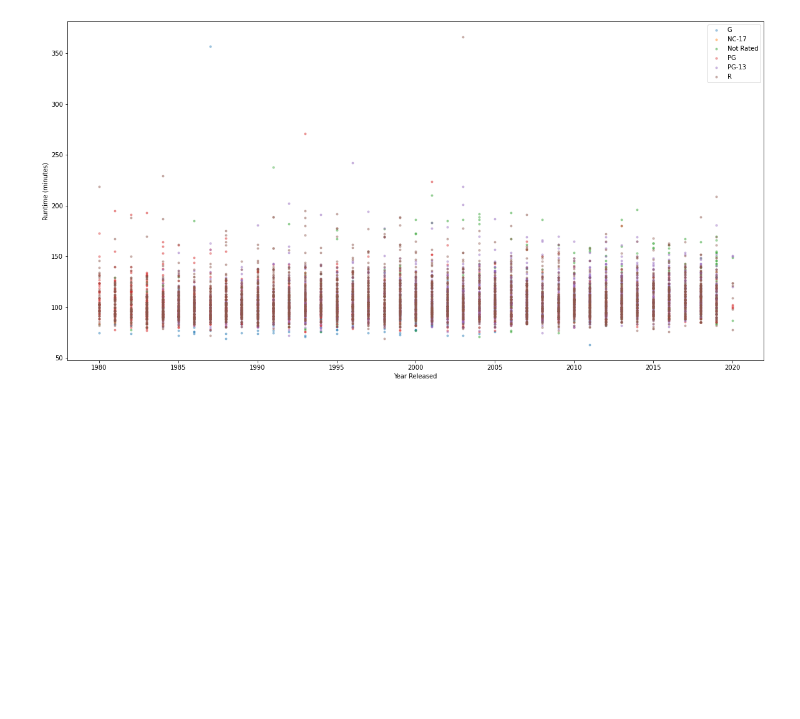
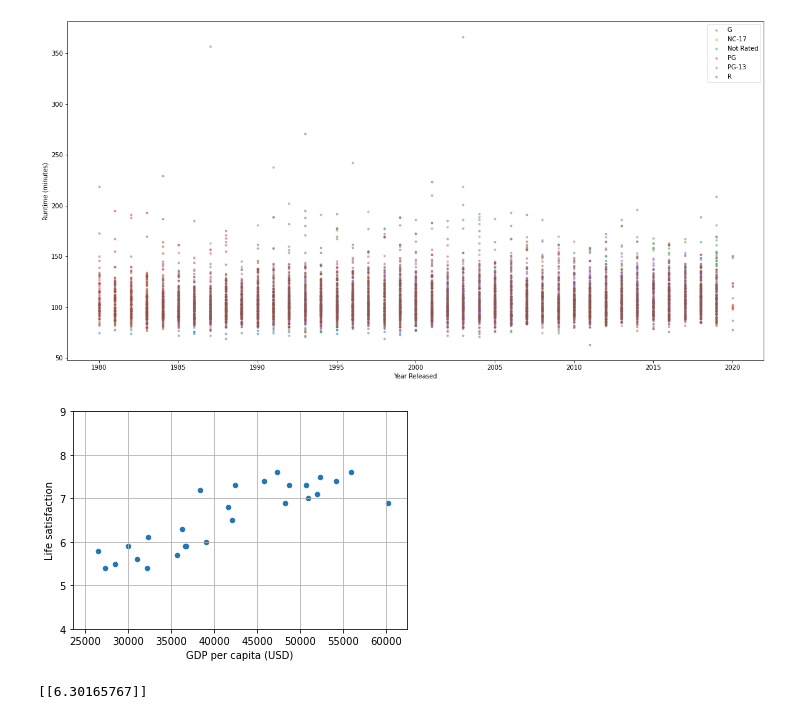
Before and after one commit to amy-boncelet/movie_analysis, a Jupyter notebook: analysis.ipynb, the cells around one changed output. Saved outputs shown, nothing was run; the diff lists cells and outputs as text; code cells hidden in the pictures; blank space fills up the shorter version.

```diff
--- a/analysis.ipynb
+++ b/analysis.ipynb
@@ -97,3 +97,33 @@ plt.legend()
 plt.show()
 # %% [output]
 [figure]
+# %%
+import matplotlib.pyplot as plt
+import numpy as np
+import pandas as pd
+from sklearn.linear_model import LinearRegression
+
+# Download and prepare the data
+data_root = "https://github.com/ageron/data/raw/main/"
+lifesat = pd.read_csv(data_root + "lifesat/lifesat.csv")
+X = lifesat[["GDP per capita (USD)"]].values
+y = lifesat[["Life satisfaction"]].values
+
+# Visualize the data
+lifesat.plot(kind='scatter', grid=True,
+             x="GDP per capita (USD)", y="Life satisfaction")
+plt.axis([23_500, 62_500, 4, 9])
+plt.show()
+
+# Select a linear model
+model = LinearRegression()
+
+# Train the model
+model.fit(X, y)
+
+# Make a prediction for Cyprus
+X_new = [[37_655.2]]  # Cyprus' GDP per capita in 2020
+print(model.predict(X_new)) # output: [[6.30165767]]
+# %% [output]
+[figure, added]
+[[6.30165767]]
```
